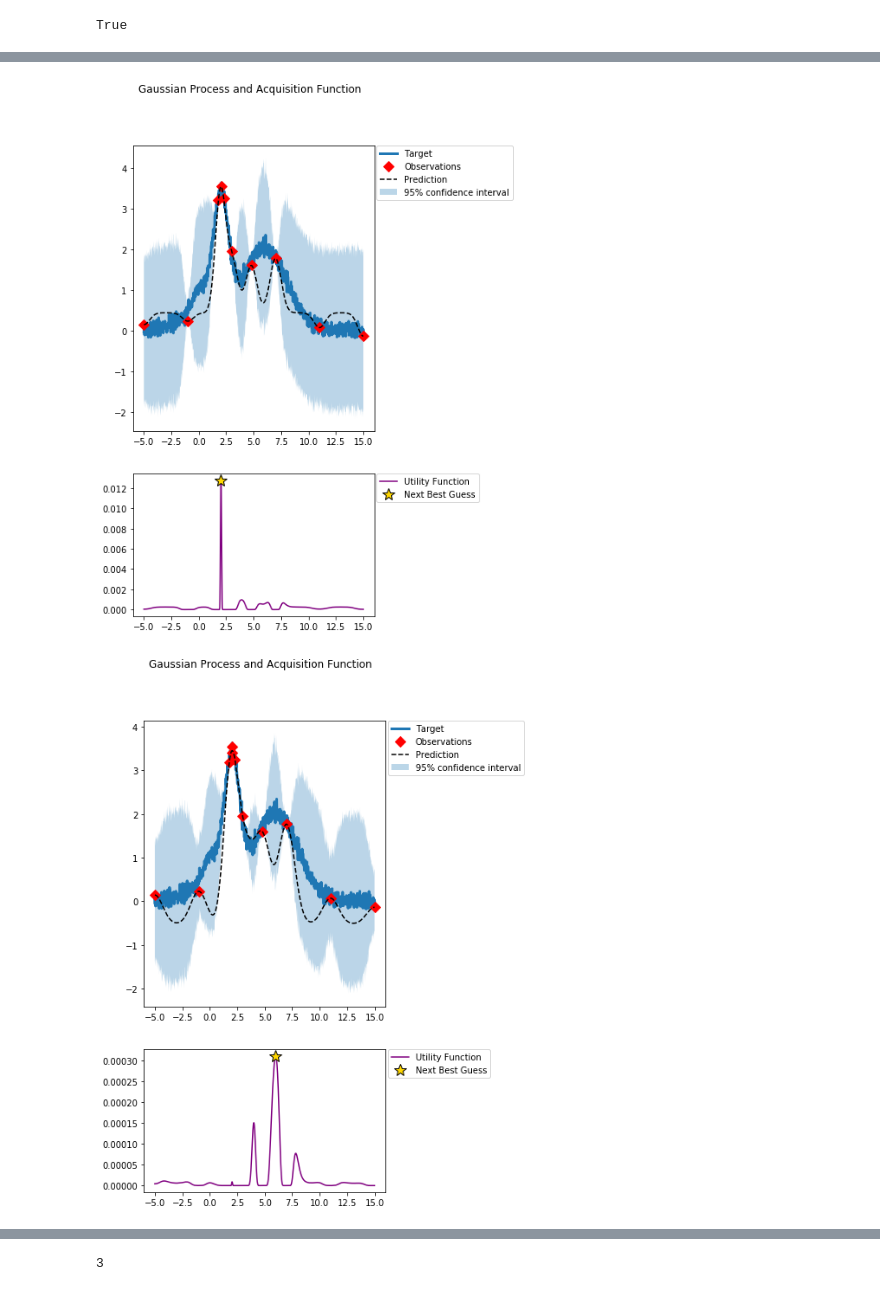
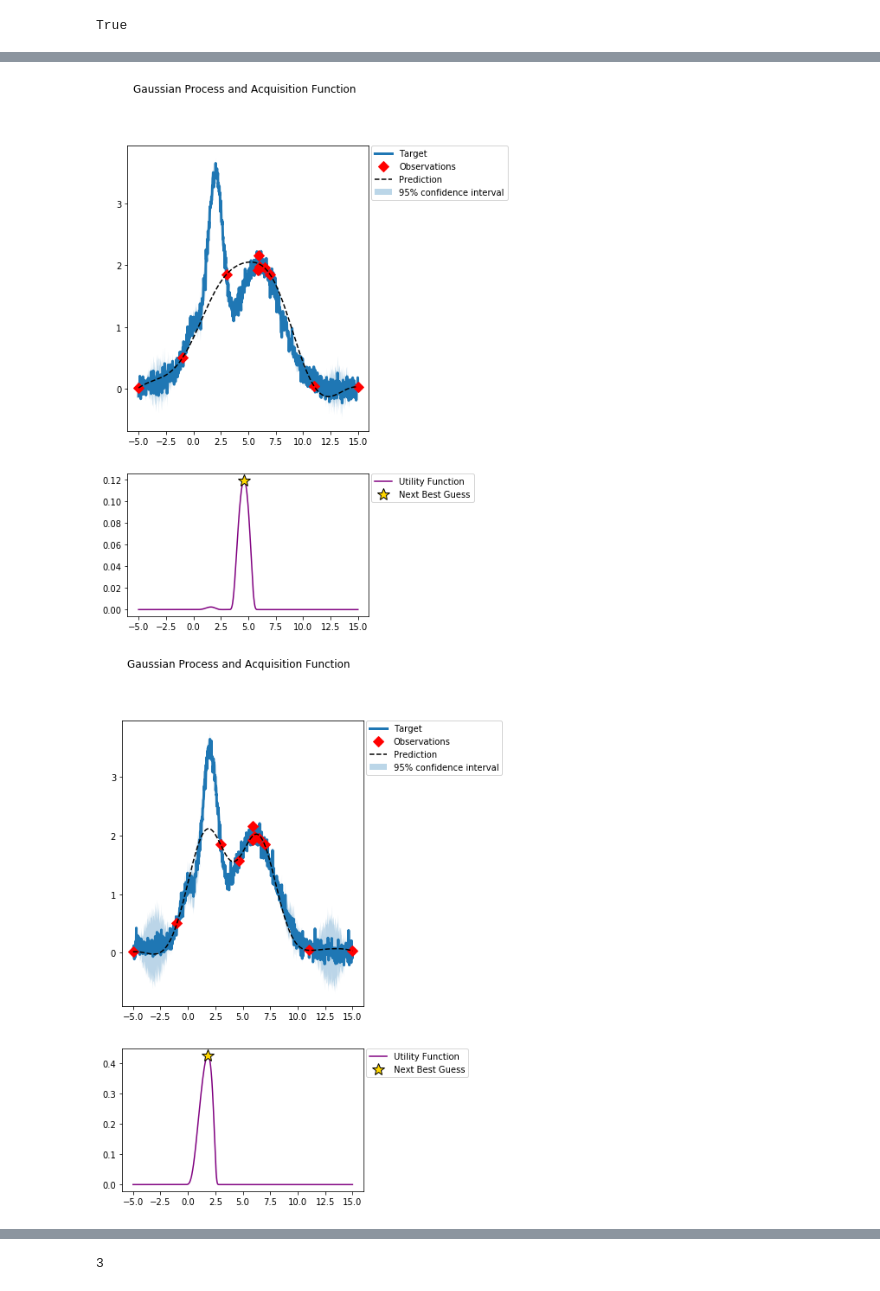
Before and after one commit to xyaoab/resnet_active_learning-, a Jupyter notebook: BayesianOptimization/bayes_opt.ipynb, the cells around one changed output, grey strips where cells are left out. Saved outputs shown, nothing was run; the diff lists cells and outputs as text; code cells hidden in the pictures.

```diff
--- a/BayesianOptimization/bayes_opt.ipynb
+++ b/BayesianOptimization/bayes_opt.ipynb
@@ -28,12 +30,14 @@ torch.cuda.set_device(3)
 # %%
 # agrmax(target) = 2
 def target(x):
-    return (3* torch.exp(-(x - 2)**2) + 2*torch.exp(-(x - 6)**2/8) + 1/ (x**2 + 1) )+torch.randn(x.size()) * .1
+    return -1*(3* torch.exp(-(x - 2)**2) + 2*torch.exp(-(x - 6)**2/8) + 1/ (x**2 + 1) +torch.randn(x.size()) * .1)
+
+func = lambda x: -1*target(x)
 
 # Training data is 11 points in [0,1] inclusive regularly spaced
 train_x = Variable(torch.linspace(-5, 15, 6))
 # True function with Gaussian noise N(0,0.01)
-train_y = Variable(target(train_x))
+train_y = Variable(-1*target(train_x))
 
 #true target (unknown)
 x = torch.linspace(-5, 15, 1000)
@@ -204,14 +262,0 @@ torch.float32
-# %%
-'''
-likelihood = GaussianLikelihood(log_noise_bounds=(-7, -6))
-train_inputs = torch.ones(4,5)
-train_inputs = tuple(tri.unsqueeze(-1) if tri.ndimension() == 1 else tri for tri in train_inputs)
-print(train_inputs)
-model = ExactGPModel(train_x.data, train_y.data, likelihood)
-
-train_model(model,train_x,train_y)
-print(model.train_targets)
-for param in model.parameters():
-    assert param.grad is not None
-    assert param.grad.norm().item()> 0
-'''
@@ -225,7 +280,7 @@ iteration = 10
 for i in range(iteration):
     # initialize likelihood and model
     #likelihood = GaussianLikelihood(log_noise_bounds=(-7, -6))
-    #model = ExactGPModel(train_x, train_y, likelihood)
+    model = ExactGPModel(train_x.data, train_y.data, likelihood)
 
     #train model
     train_model(model,train_x,train_y)
@@ -235,33 +290,24 @@ for i in range(iteration):
     #choose acquisition function
 
     #utility = mes.DiscreteMES(model,nK=100)
-    #utility = pi.DiscretePI(model,train_y)
-    utility = ei.DiscreteEI(model,train_y)
+    utility = pi.DiscretePI(model)
+    #utility = ei.DiscreteEI(model)
     #utility = ucb.DiscreteUCB(model, kappa=5)
 
 
 
-    #acq,index = ucb(observed_pred)
-    #acq,index = ei(observed_pred,train_y)
+    #acq,index = ucbi(observed_pred)
+    #acq,index = eii(observed_pred,train_y)
     #acq,index = poi(observed_pred,train_y)
     #acq,index = mesi(observed_pred)
 
-    acq, xx = utility(x)
+    acq, xx,_ = utility(x)
 
 
     #xx = Variable(x[index]).view(1)
-    yy = target(xx)
-    plot_gp(train_x.numpy(), train_y.numpy(), x.numpy(), y.numpy(), observed_pred, True, acq, True)
-
-    # append the next best guess into training set
-    train_x = Variable(torch.cat((train_x,xx)))
-    train_inp = tuple(tri.unsqueeze(-1) if tri.ndimension() == 1 else tri for tri in (train_x,))
+    print("next point",xx)
+    yy = func(xx.view(-1))
+    plot_gp(train_x.numpy(), train_y.numpy(), x.numpy(), func(x).numpy(), observed_pred, True, acq, True)
+    train_x = Variable(torch.cat((train_x,xx.view(-1))))
     train_y = Variable(torch.cat((train_y,yy)))
-    print("before size", model.train_targets.size())
-    model.set_train_data(inputs=train_inp,targets=train_y,strict=False)
-    print("after size", model.train_targets.size())
-    print("model.train_inputs:",model.train_inputs)
-    print("train_x",train_x)
-    for train_input, input in zip(model.train_inputs, train_x):
-        print("wtf",train_input,input)
 # %% [output]
@@ -289,2 +328,2 @@ wtf tensor([[ -5.0000],
-[figure, old version]
+[figure, new version]
-[figure, old version]
+[figure, new version]
```
Also changed, not shown: parts of 11 cells of this notebook, 8 other files.
